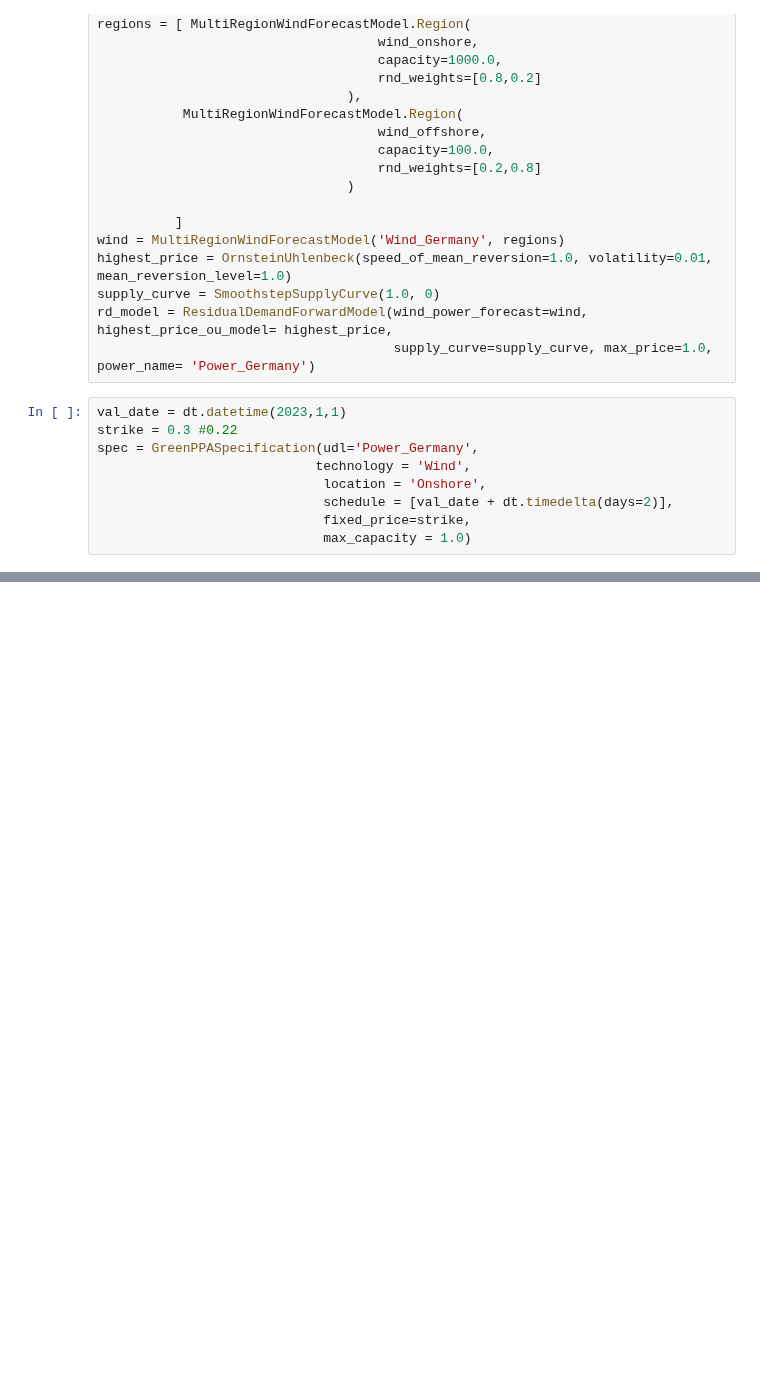
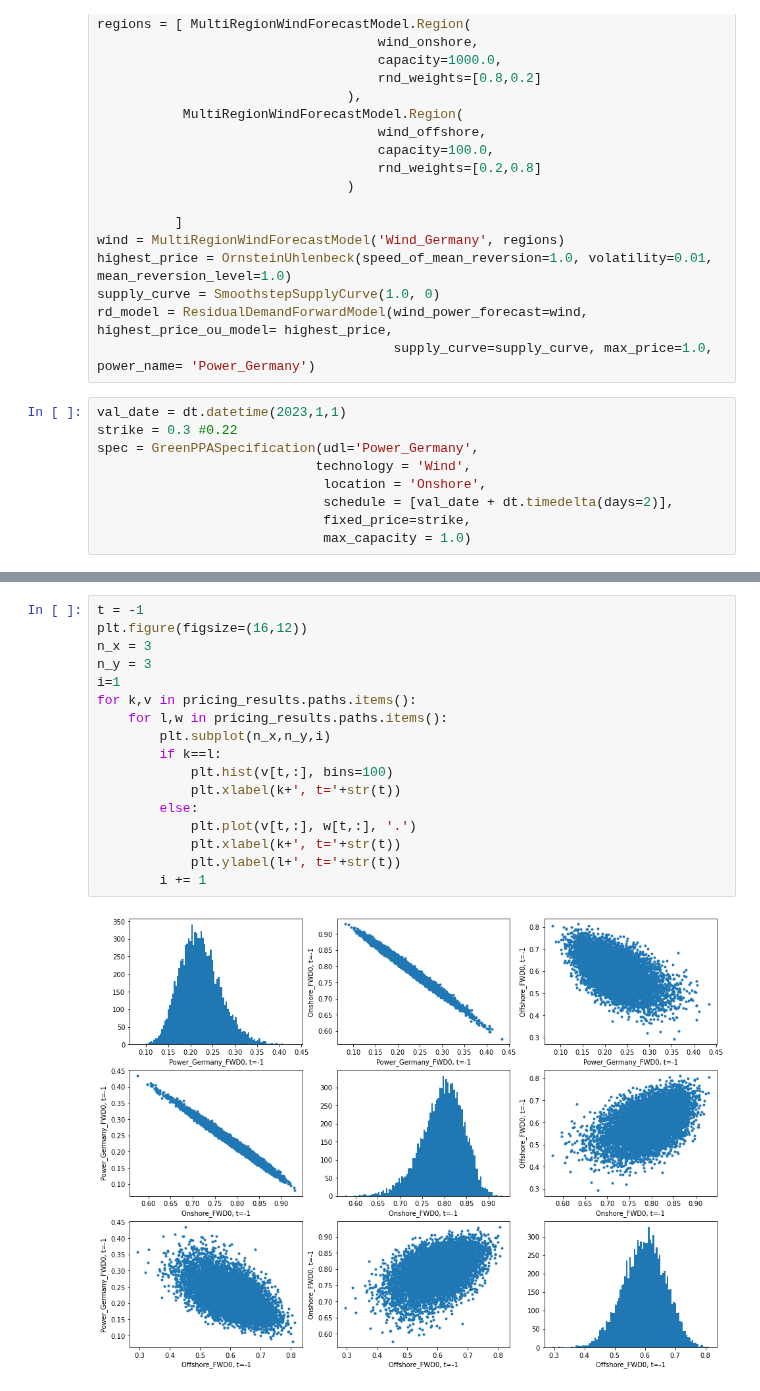
Before and after one commit to pikki622/RiVaPy, a Jupyter notebook: notebooks/models/residual_demand_forward_model_new.ipynb, the cells around one changed output, grey strips where cells are left out. Saved outputs shown, nothing was run; the diff lists cells and outputs as text; blank space fills up the shorter version.

```diff
--- a/notebooks/models/residual_demand_forward_model_new.ipynb
+++ b/notebooks/models/residual_demand_forward_model_new.ipynb
@@ -205,3 +237,22 @@ Epoch 100/100
+# %%
+t = -1
+plt.figure(figsize=(16,12))
+n_x = 3
+n_y = 3
+i=1
+for k,v in pricing_results.paths.items():
+    for l,w in pricing_results.paths.items():
+        plt.subplot(n_x,n_y,i)
+        if k==l:
+            plt.hist(v[t,:], bins=100)
+            plt.xlabel(k+', t='+str(t))
+        else:
+            plt.plot(v[t,:], w[t,:], '.')
+            plt.xlabel(k+', t='+str(t))
+            plt.ylabel(l+', t='+str(t))
+        i += 1
+# %% [output]
+[figure, added]
 # %%
 pnl = pricing_results.hedge_model.compute_pnl(pricing_results.paths, pricing_results.payoff)
 #plt.hist(pricing_results.payoff, bins=100, alpha=0.5, density=True)
```
Also changed, not shown: parts of 8 cells of this notebook, 1 other file.
